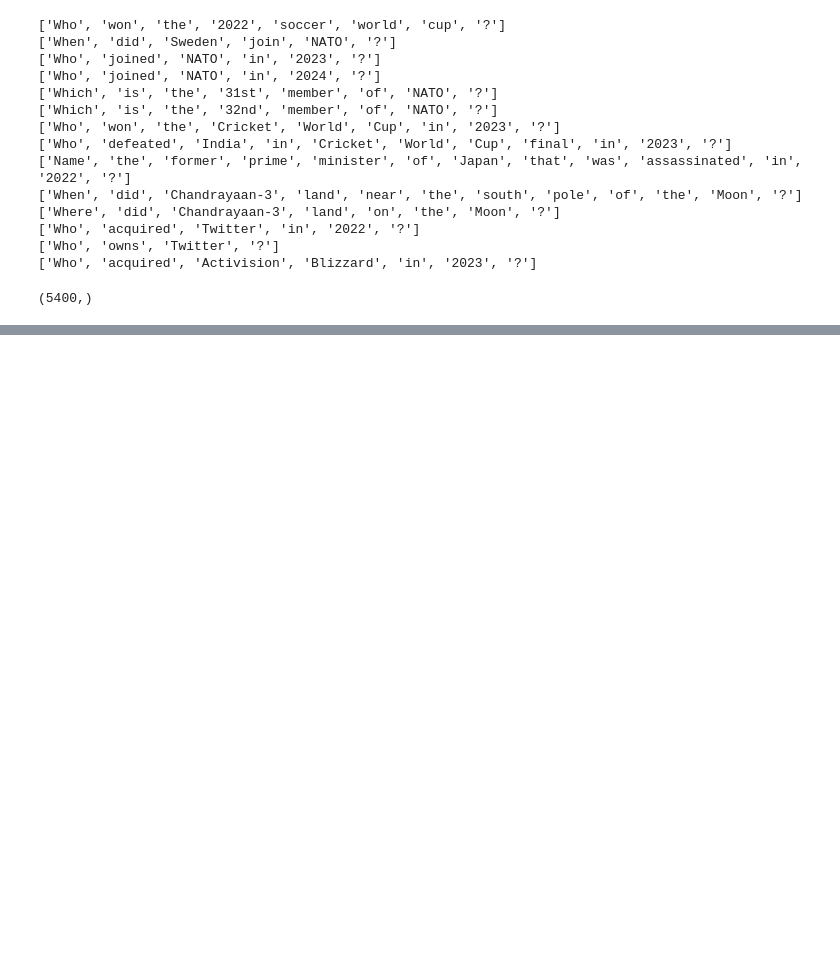
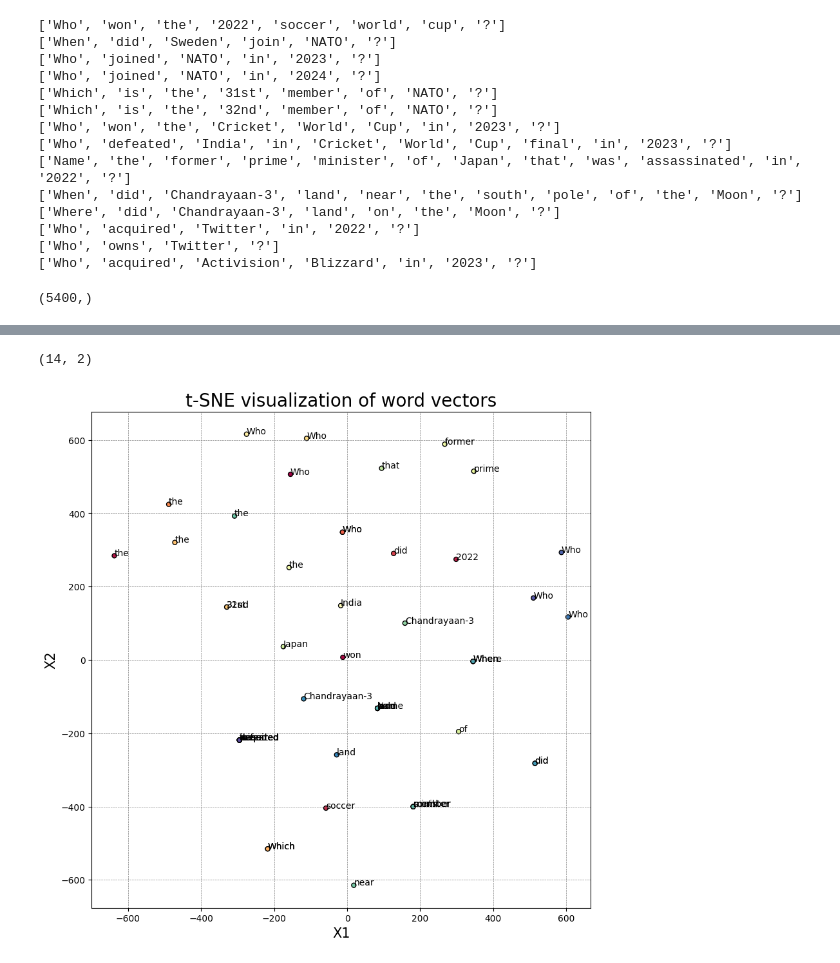
Before and after one commit to rezaAdinepour/Deep-Learning-Homework, a Jupyter notebook: HWs/HW3/Code/Q1_P3_myVersion.ipynb, the cells around one changed output, grey strips where cells are left out. Cells and saved outputs as stored; diff of their text form; code cells hidden in the pictures; blank space fills up the shorter version.

```diff
--- a/HWs/HW3/Code/Q1_P3_myVersion.ipynb
+++ b/HWs/HW3/Code/Q1_P3_myVersion.ipynb
@@ -674,0 +714,15 @@ print(len(c))
+# %%
+# Load the Word2Vec model
+glove_model = KeyedVectors.load_word2vec_format(word2vec_output_file, binary=False)
+
+# Create a DataFrame with sample questions
+df = pd.DataFrame({"text": sample_questions})
+
+# Apply the convert_to_vector function to each question
+df["vectors"] = df["text"].apply(convert_to_vector)
+
+# Save the DataFrame to a CSV file
+df.to_csv("sample_questions_vector.csv", index=False)
+
+# Print the vectors for each question
+print(df["vectors"])
@@ -674,0 +745,37 @@ print(len(c))
+# %%
+sample_questions_vectors = df.values
+print(sample_questions_vectors.shape)
+# %% [output]
+(14, 2)
+# %%
+# extract the word vectors and their corresponding words
+words = []
+vectors = []
+for _, row in df.iterrows():
+    for word, vector in zip(row["text"].split(), row["vectors"]):
+        words.append(word)
+        vectors.append(vector)
+
+# use t-SNE to reduce the dimension of the vectors to 2D
+vectors = np.array(vectors)
+tsne = TSNE(n_components=2, random_state=0)
+vectors_2d = tsne.fit_transform(vectors)
+
+# vrctors_2d = vectors.reshape(-1, 2)
+
+plt.figure(figsize=(10, 10))
+cmap = plt.get_cmap("Spectral")
+colors = cmap(np.linspace(0, 1, len(vectors_2d)))
+plt.scatter(vectors_2d[:, 0], vectors_2d[:, 1], edgecolors='k', c=colors, alpha=1, marker='.', s=100)
+plt.grid(True, color='gray', linestyle='--', linewidth=0.5)
+
+for word, (x, y) in zip(words, vectors_2d):
+    plt.text(x, y, word, fontsize=10)
+
+plt.title("t-SNE visualization of word vectors", fontsize=20)
+plt.xlabel("X1", fontsize=15)
+plt.ylabel("X2", fontsize=15)
+
+plt.show()
+# %% [output]
+[figure, added]
```
Also changed, not shown: parts of 9 cells of this notebook, 3 other files.
